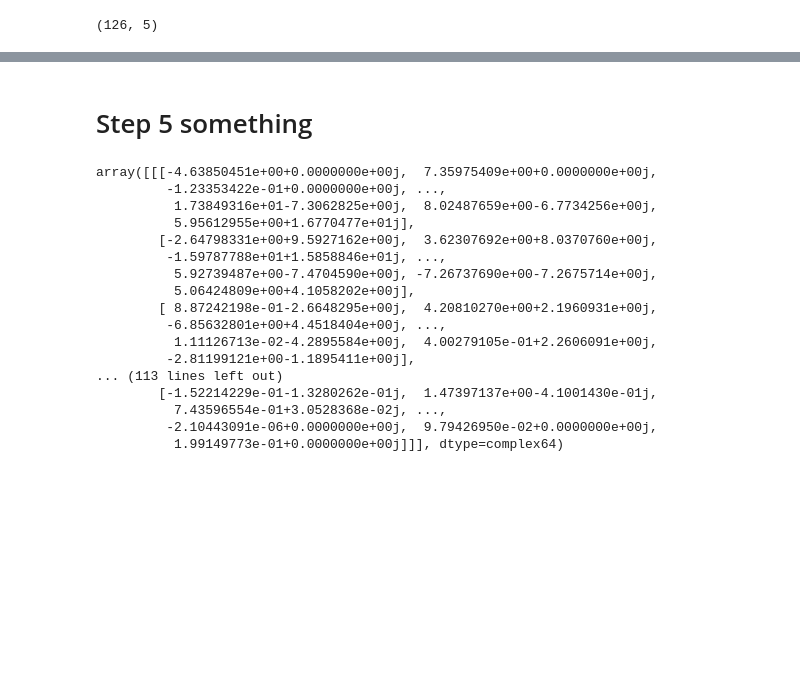
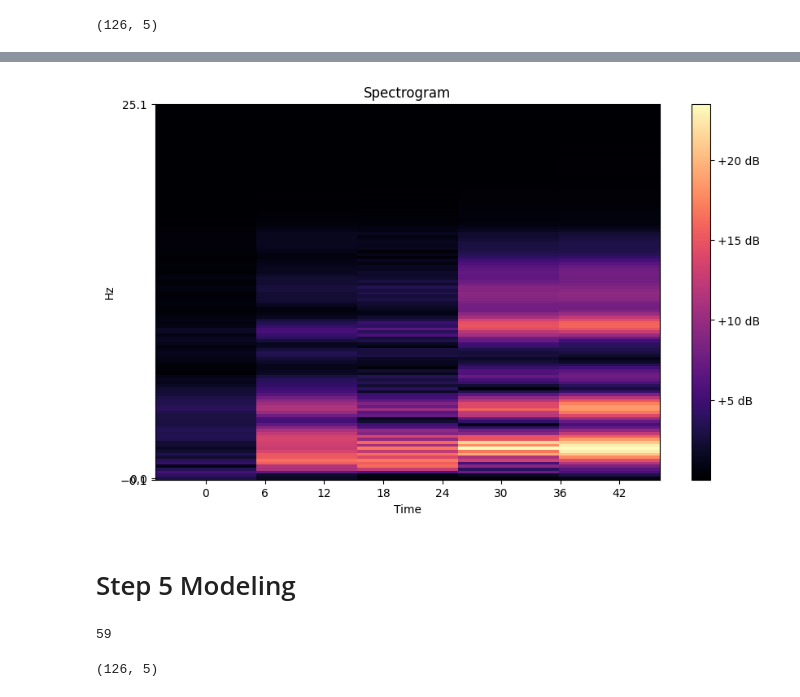
Before and after one commit to tanaratsaehia/dsp_project, a Jupyter notebook: data_preparation/DSP_testing.ipynb, the cells around one changed output, grey strips where cells are left out. Saved outputs shown, nothing was run; the diff lists cells and outputs as text; code cells hidden in the pictures; blank space fills up the shorter version.

```diff
--- a/data_preparation/DSP_testing.ipynb
+++ b/data_preparation/DSP_testing.ipynb
@@ -392,5 +464,22 @@ plt.show()
+# %%
+# prompt: use librosa.display.specshow() to plot spectrogram x is time yis frequency
+
+import matplotlib.pyplot as plt
+import numpy as np
+import librosa.display
+# Assuming loaded_stft is already loaded as in the provided code
+
+# Plot the magnitude spectrogram of the first STFT result using librosa.display.specshow
+D = np.abs(loaded_stft[4])
+plt.figure(figsize=(10, 6))
+librosa.display.specshow(D, sr=50, x_axis='time', y_axis='log') # Assuming a sampling rate of 50 Hz
+plt.colorbar(format='%+2.0f dB')
+plt.title('Spectrogram')
+plt.show()
+# %% [output]
+[figure, added]
 # %% [markdown]
-# Step 5 something
+# Step 5 Modeling
 # %%
 import torch
 import numpy as np
@@ -435,24 +512,12 @@ class STFTDataset(Dataset):
 # %%
 spectrogram = np.load('/content/train/spectro_patronum/class1_climbing_backpack.npy')
-spectrogram = spectrogram[:40,:,:]
+
 # spectrogram = np.expand_dims(spectrogram, axis=0)
 # spectrogram = torch.from_numpy(spectrogram).float()
 # spectrogram.shape
 # %% [output]
-array([[[-4.63850451e+00+0.0000000e+00j,  7.35975409e+00+0.0000000e+00j,
-         -1.23353422e-01+0.0000000e+00j, ...,
-          1.73849316e+01-7.3062825e+00j,  8.02487659e+00-6.7734256e+00j,
-          5.95612955e+00+1.6770477e+01j],
-        [-2.64798331e+00+9.5927162e+00j,  3.62307692e+00+8.0370760e+00j,
-         -1.59787788e+01+1.5858846e+01j, ...,
-          5.92739487e+00-7.4704590e+00j, -7.26737690e+00-7.2675714e+00j,
-          5.06424809e+00+4.1058202e+00j],
-        [ 8.87242198e-01-2.6648295e+00j,  4.20810270e+00+2.1960931e+00j,
-         -6.85632801e+00+4.4518404e+00j, ...,
-          1.11126713e-02-4.2895584e+00j,  4.00279105e-01+2.2606091e+00j,
-         -2.81199121e+00-1.1895411e+00j],
-... (113 lines left out)
-        [-1.52214229e-01-1.3280262e-01j,  1.47397137e+00-4.1001430e-01j,
-          7.43596554e-01+3.0528368e-02j, ...,
-         -2.10443091e-06+0.0000000e+00j,  9.79426950e-02+0.0000000e+00j,
-          1.99149773e-01+0.0000000e+00j]]], dtype=complex64)
+59
+# %%
+spectrogram[0].shape
+# %% [output]
+(126, 5)
```
Also changed, not shown: parts of 33 cells of this notebook.
